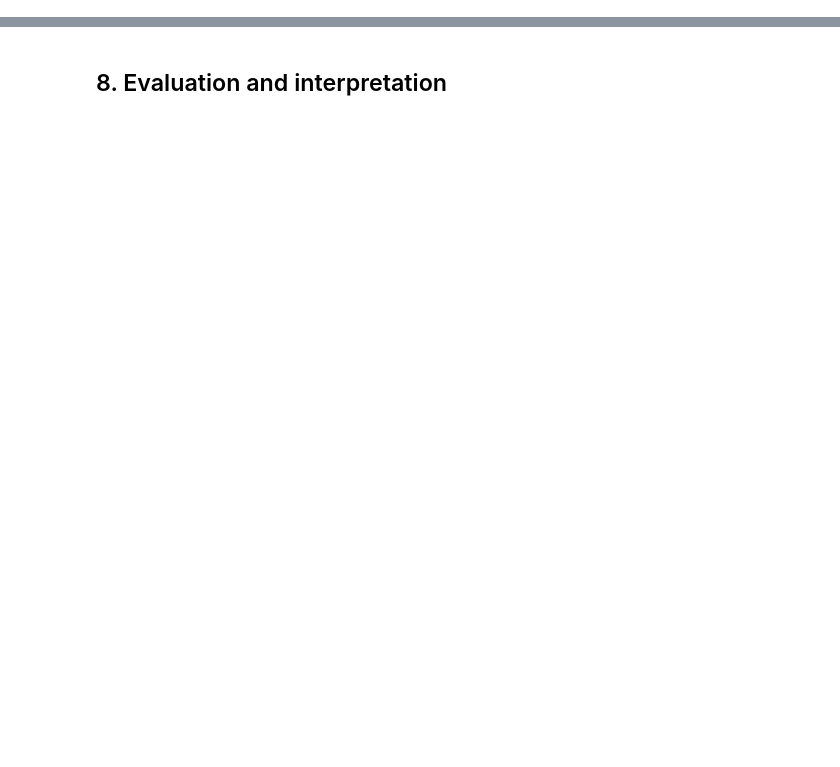
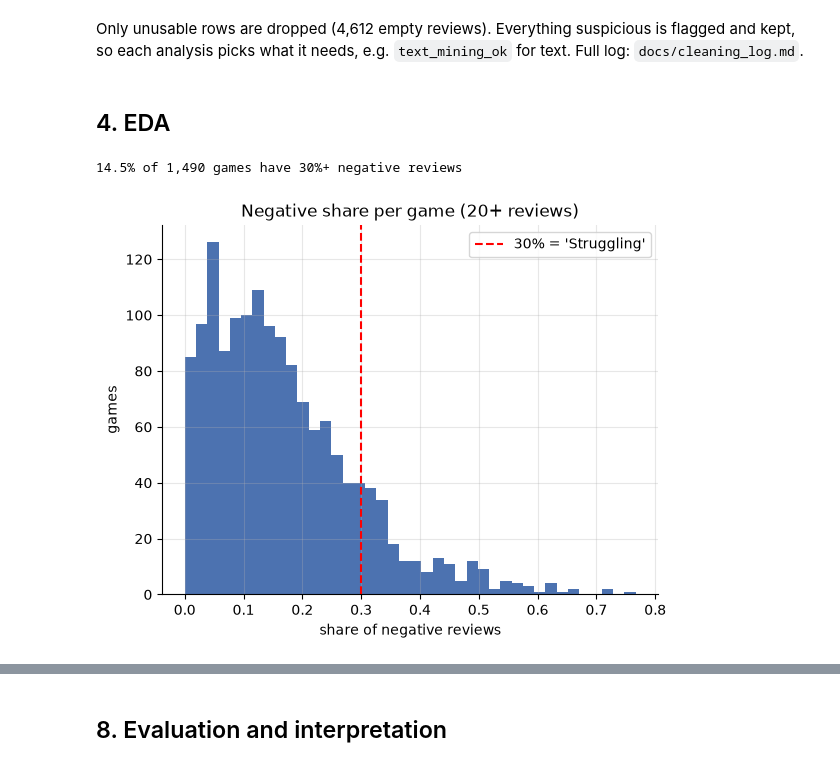
Before and after one commit to Shan713/IndieGuard, a Jupyter notebook: notebooks/review1/IndieGuard_Review1.ipynb, the cells around one changed output, grey strips where cells are left out. Drawn from its saved outputs; the diff is of its cells as text; code cells hidden in the pictures; blank space fills up the shorter version.

```diff
--- a/notebooks/review1/IndieGuard_Review1.ipynb
+++ b/notebooks/review1/IndieGuard_Review1.ipynb
@@ -236,0 +12,11 @@ How to read it:
+# %%
+import json, subprocess, sys
+from pathlib import Path
+import numpy as np, pandas as pd
+import matplotlib.pyplot as plt
+from IPython.display import Image, display
+
+ROOT = next(p for p in [Path.cwd(), *Path.cwd().parents] if (p / "requirements.txt").exists())
+PROC, FEAT, RES, DOCS = ROOT / "data/processed", ROOT / "data/processed/features", ROOT / "reports/results", ROOT / "docs"
+plt.rcParams.update({"figure.dpi": 100, "axes.grid": True, "grid.alpha": .3, "axes.spines.top": False, "axes.spines.right": False})
+pd.options.display.float_format = "{:,.3f}".format
@@ -236,0 +68,17 @@ How to read it:
+# %% [markdown]
+Only unusable rows are dropped (4,612 empty reviews). Everything suspicious is flagged and kept, so each analysis picks what it needs,
+e.g. `text_mining_ok` for text. Full log: `docs/cleaning_log.md`.
+# %% [markdown]
+## 4. EDA
+# %%
+g = games[games.steam_total_reviews >= 20].copy()
+g["neg_ratio"] = g.steam_total_negative / g.steam_total_reviews
+
+ax = g.neg_ratio.hist(bins=40, color="#4C72B0")
+ax.axvline(.30, c="r", ls="--", label="30% = 'Struggling'")
+ax.set(xlabel="share of negative reviews", ylabel="games", title="Negative share per game (20+ reviews)")
+ax.legend()
+print(f"{(g.neg_ratio >= .30).mean():.1%} of {len(g):,} games have 30%+ negative reviews")
+# %% [output]
+14.5% of 1,490 games have 30%+ negative reviews
+[figure, added]
```
Also changed, not shown: parts of 62 cells of this notebook.
